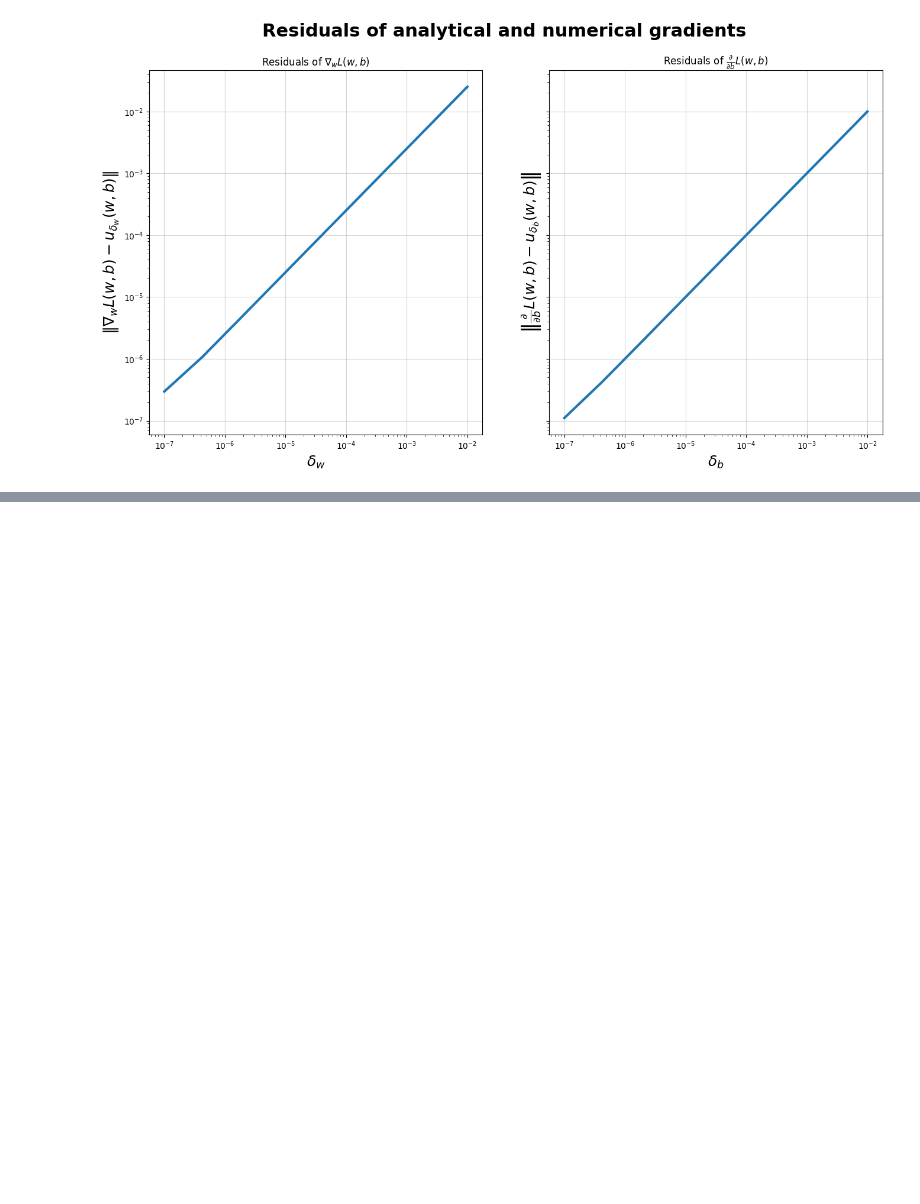
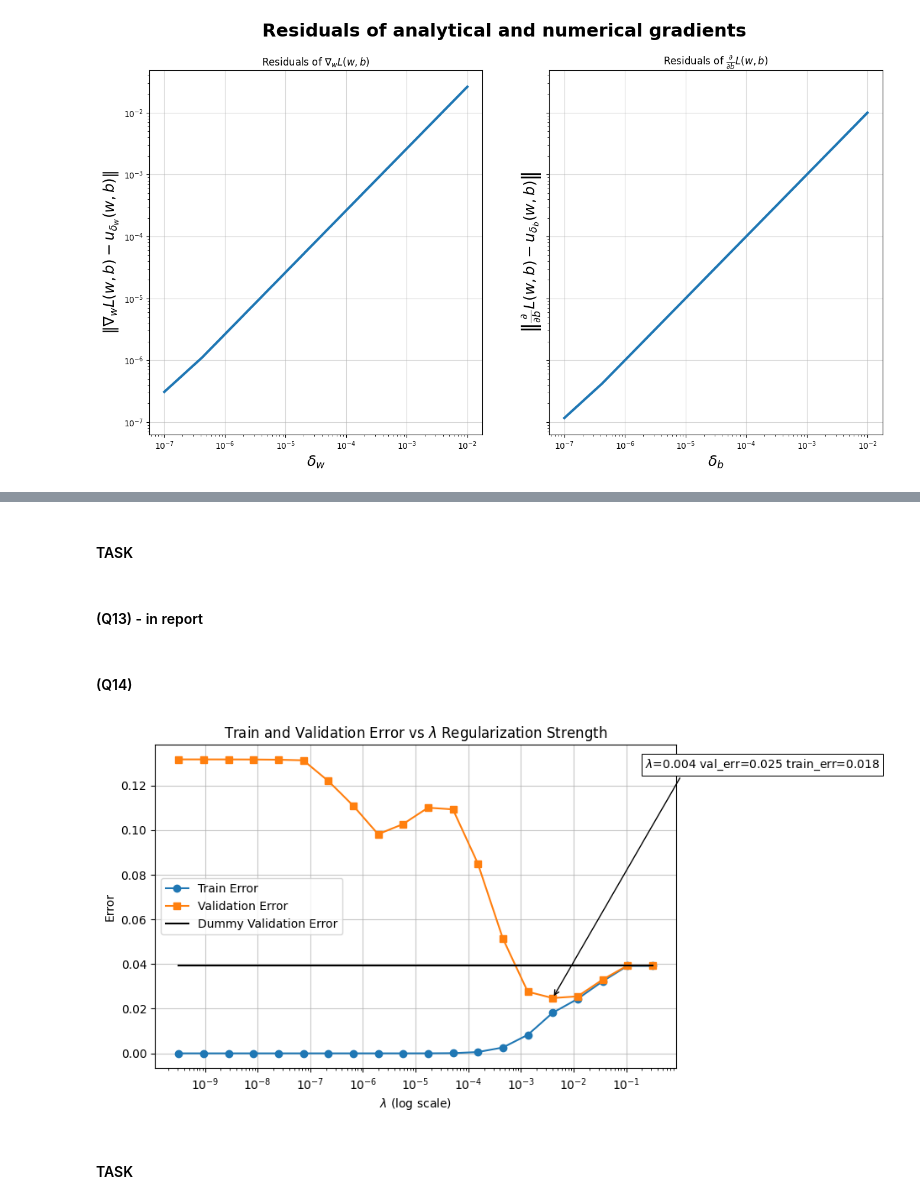
Before and after one commit to UriKH/ML-02360766, a Jupyter notebook: wet_hw3/notebook.ipynb, the cells around one changed output, grey strips where cells are left out. Cells and saved outputs as stored; diff of their text form; code cells hidden in the pictures; blank space fills up the shorter version.

```diff
--- a/wet_hw3/notebook.ipynb
+++ b/wet_hw3/notebook.ipynb
@@ -161,0 +371,2 @@ lr size = 0.1, Best train loss = 0.021979454266363958, Best validation loss = 0.
+# %% [markdown]
+#### TASK
@@ -161,0 +381,66 @@ lr size = 0.1, Best train loss = 0.021979454266363958, Best validation loss = 0.
+# %% [markdown]
+#### (Q13) - in report
+# %% [markdown]
+#### (Q14)
+# %%
+tuning_opt = {}
+lambda_list = np.logspace(-9.5, -0.5, 20)
+
+def annot_min(x, y, y2, ax=None):
+    x_min = x[np.argmin(y)]
+    y_min = y.min()
+    y2_min = y2[np.argmin(y)]
+    text= r"$\lambda$={:.3f} val_err={:.3f} train_err={:.3f}".format(x_min, y_min, y2_min)
+    if not ax:
+        ax=plt.gca()
+    bbox_props = dict(boxstyle="square,pad=0.3", fc="w", ec="k", lw=0.72)
+    arrowprops=dict(arrowstyle="->",connectionstyle="angle,angleA=0,angleB=60")
+    kw = dict(xycoords='data',textcoords="axes fraction",
+              arrowprops=arrowprops, bbox=bbox_props, ha="left", va="top")
+    ax.annotate(text, xy=(x_min, y_min), xytext=(0.94,0.96), **kw)
+    return x_min, y_min, y2_min
+
+for lambda_r in lambda_list:
+    poly_reg = Pipeline([
+        ('feature_mapping', PolynomialFeatures(degree=3)),
+        ('normalization', MinMaxScaler(feature_range=(-1, 1))),
+        ('Lasso', Lasso(alpha=lambda_r, fit_intercept=True))
+    ])
+    regressor_scores = cross_validate(
+        poly_reg,
+        X_train,
+        y_train,
+        scoring=make_scorer(MSE),
+        cv=5,
+        return_train_score=True
+    )
+    train_loss = np.mean(regressor_scores['train_score'])
+    val_loss = np.mean(regressor_scores['test_score'])
+    tuning_opt[lambda_r] = {'train_error': train_loss, 'val_error': val_loss}
+
+plt.figure(figsize=(8, 5))
+train_errors = [v['train_error'] for v  in tuning_opt.values()]
+validation_errors = [v['val_error'] for v  in tuning_opt.values()]
+
+plt.semilogx(lambda_list, train_errors, marker='o', label='Train Error')
+plt.semilogx(lambda_list, validation_errors, marker='s', label='Validation Error')
+plt.semilogx(lambda_list, [scores['Valid MSE'][0] for _ in tuning_opt.values()], color='black', label='Dummy Validation Error')
+
+plt.xlabel("$\lambda$ (log scale)")
+plt.ylabel("Error")
+plt.title("Train and Validation Error vs $\lambda$ Regularization Strength")
+plt.legend()
+plt.grid(True, alpha=0.7)
+
+best_lambda_res = annot_min(lambda_list, np.array(validation_errors), np.array(train_errors))
+plt.show()
+
+
+scores['Model'].append(f'Polynomial Lasso (lambda={best_lambda_res[0]:.4f})')
+scores['Section'].append(4)
+scores['Train MSE'].append(best_lambda_res[2])
+scores['Valid MSE'].append(best_lambda_res[1])
+# %% [output]
+[figure, added]
+# %% [markdown]
+#### TASK
```
Also changed, not shown: parts of 48 cells of this notebook, 1 other file.
